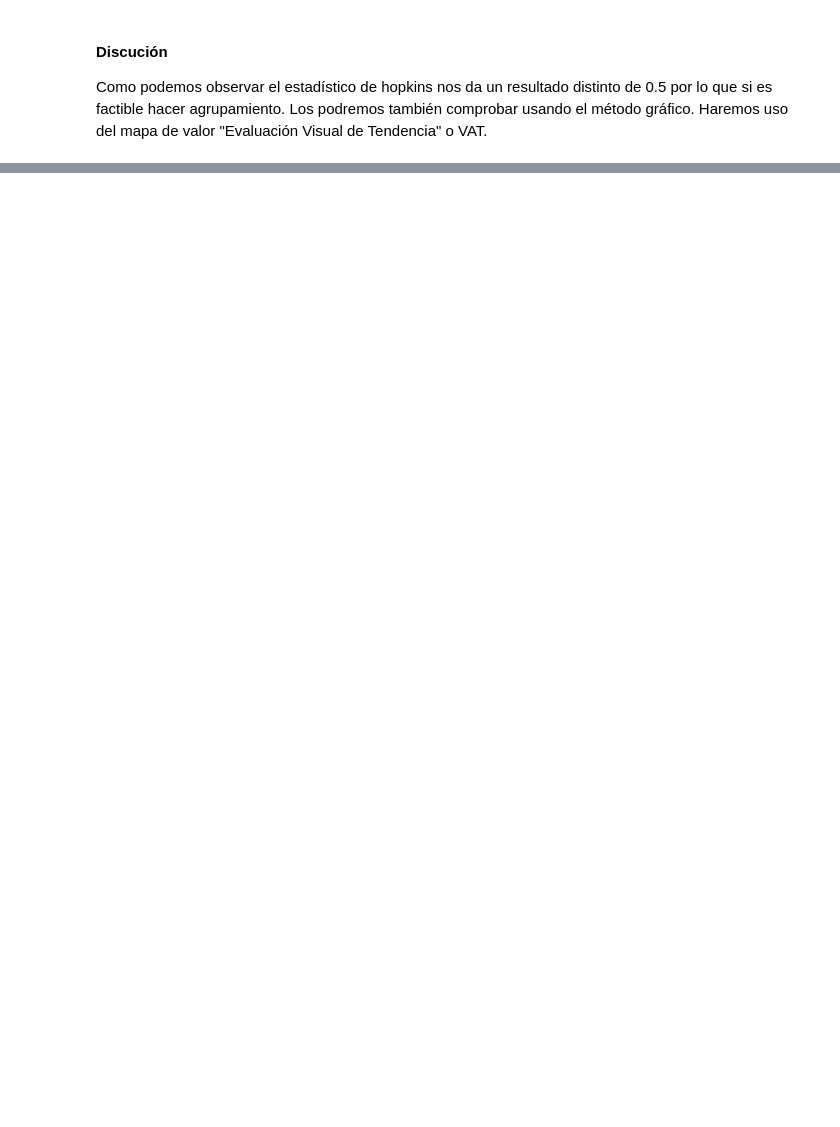
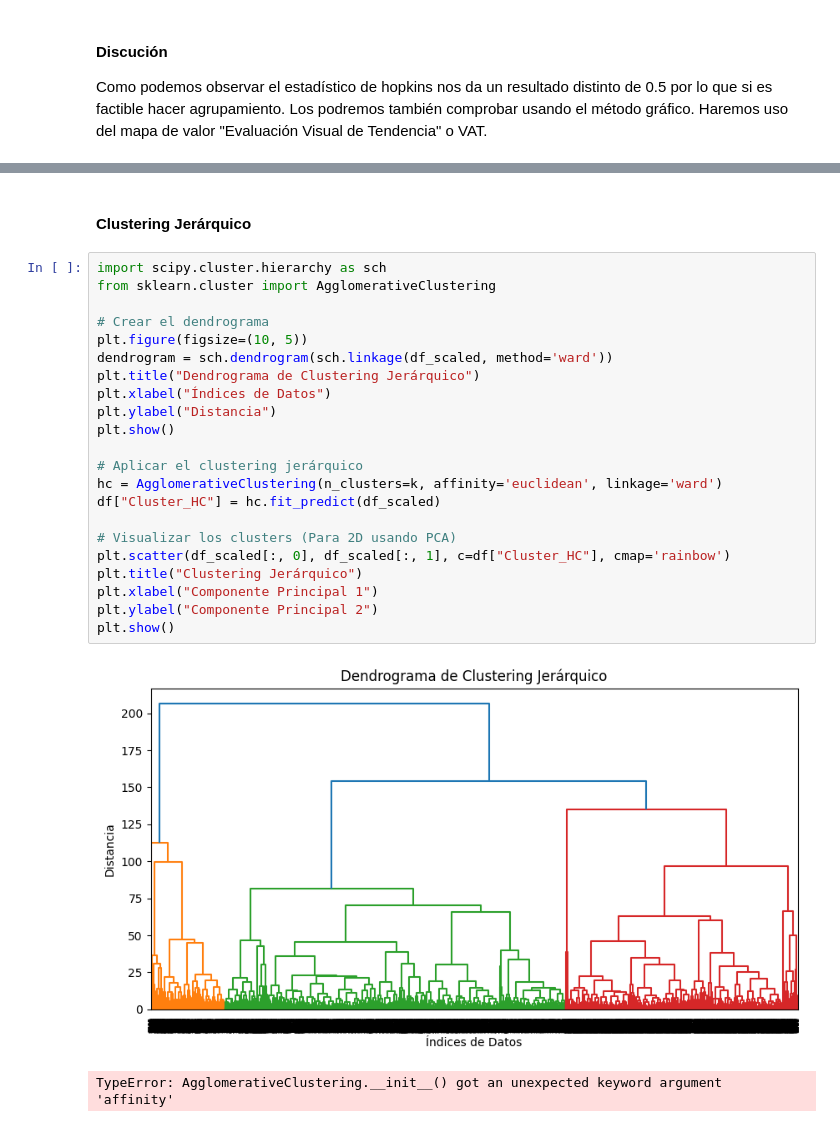
Before and after one commit to edman-cota/clustering, a Jupyter notebook: clustering.ipynb, the cells around one changed output, grey strips where cells are left out. Drawn from its saved outputs; the diff is of its cells as text; blank space fills up the shorter version.

```diff
--- a/clustering.ipynb
+++ b/clustering.ipynb
@@ -108,0 +167,27 @@ Usamos la gráfica de codo para determinar el número óptimo de clusters en un
+# %% [markdown]
+#### Clustering Jerárquico
+# %%
+import scipy.cluster.hierarchy as sch
+from sklearn.cluster import AgglomerativeClustering
+
+# Crear el dendrograma
+plt.figure(figsize=(10, 5))
+dendrogram = sch.dendrogram(sch.linkage(df_scaled, method='ward'))
+plt.title("Dendrograma de Clustering Jerárquico")
+plt.xlabel("Índices de Datos")
+plt.ylabel("Distancia")
+plt.show()
+
+# Aplicar el clustering jerárquico
+hc = AgglomerativeClustering(n_clusters=k, affinity='euclidean', linkage='ward')
+df["Cluster_HC"] = hc.fit_predict(df_scaled)
+
+# Visualizar los clusters (Para 2D usando PCA)
+plt.scatter(df_scaled[:, 0], df_scaled[:, 1], c=df["Cluster_HC"], cmap='rainbow')
+plt.title("Clustering Jerárquico")
+plt.xlabel("Componente Principal 1")
+plt.ylabel("Componente Principal 2")
+plt.show()
+# %% [output]
+[figure, added]
+TypeError: AgglomerativeClustering.__init__() got an unexpected keyword argument 'affinity'
```
Also changed, not shown: parts of 14 cells of this notebook.
